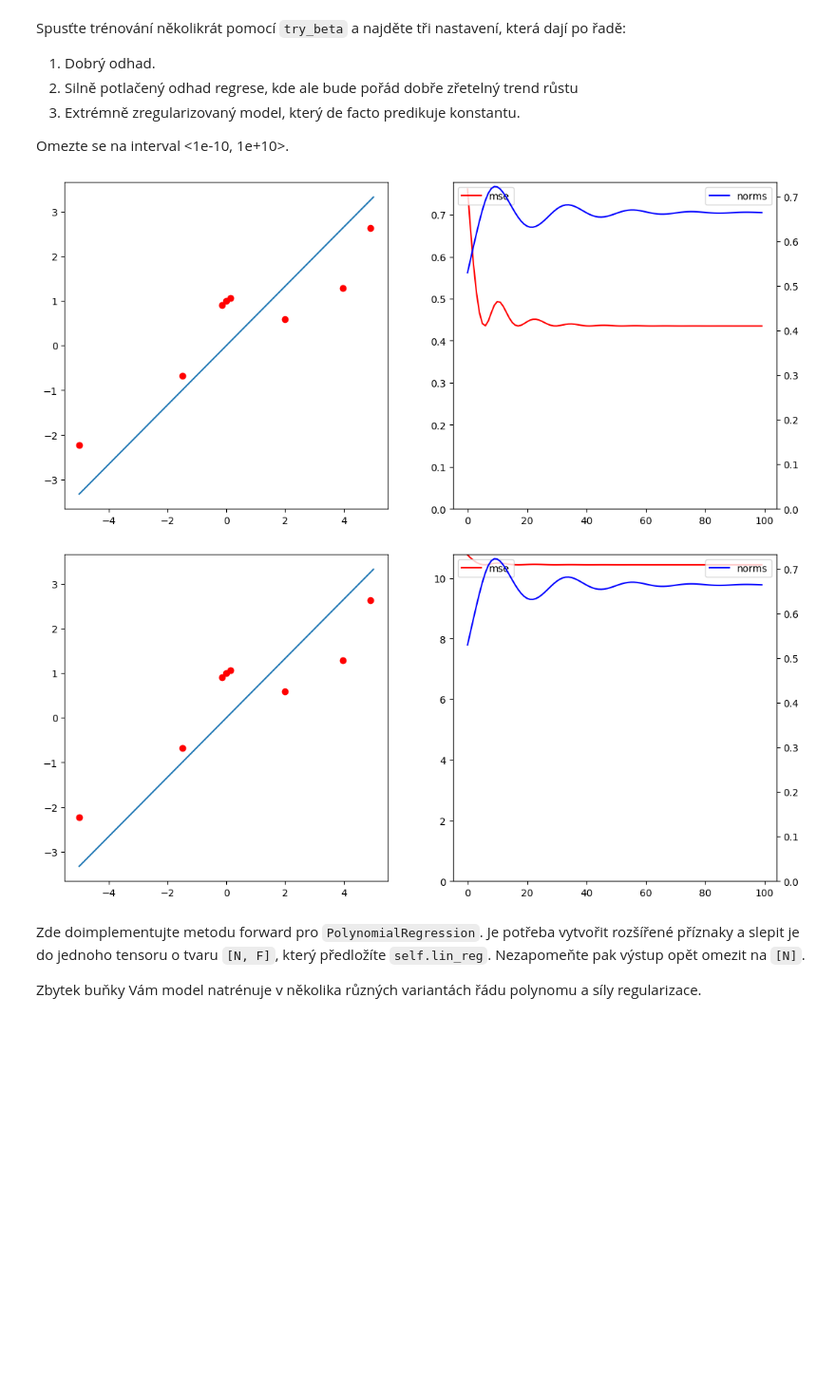
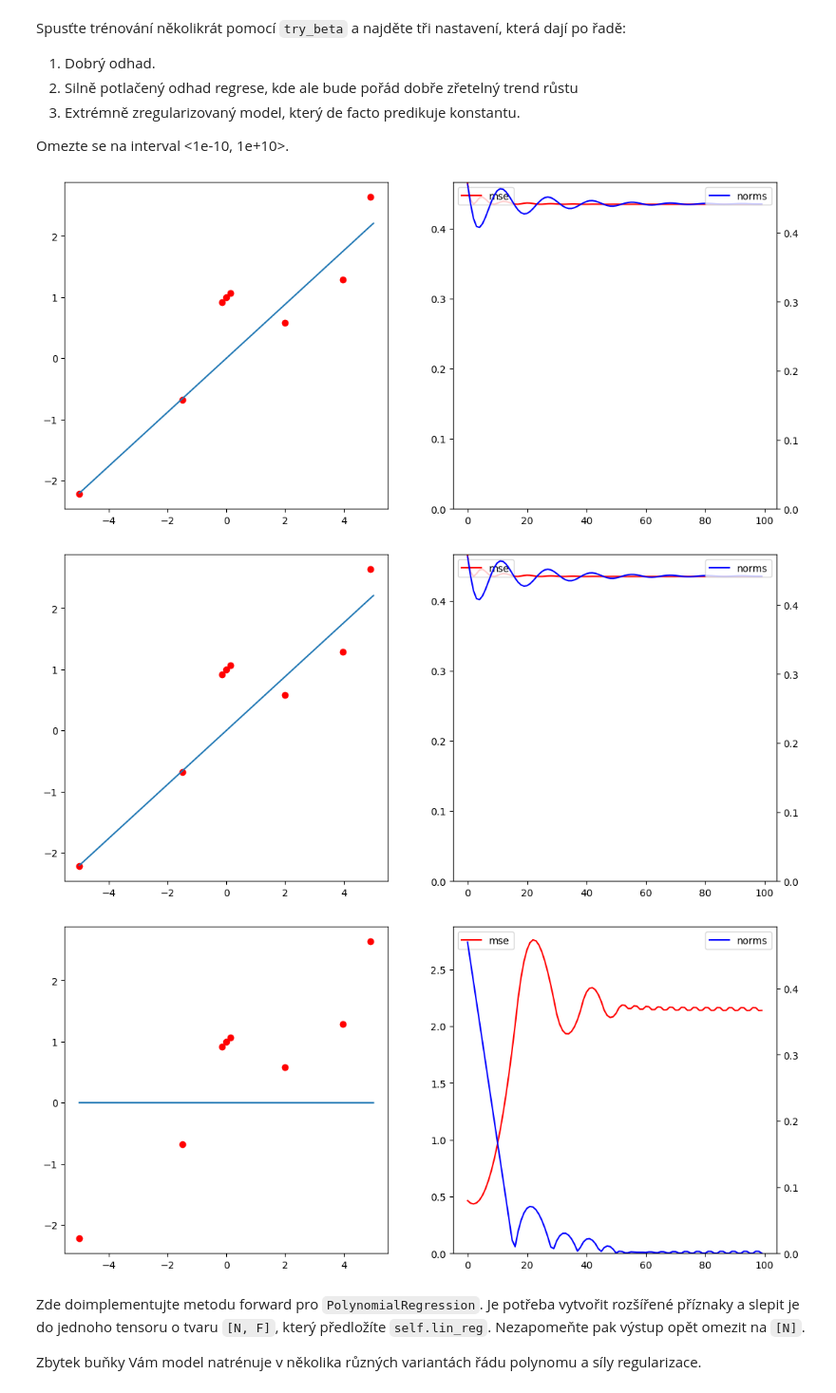
Before and after one commit to sebastianKrajnak/SUI, a Jupyter notebook: Project 3 - NN/zadani.ipynb, the cells around one changed output. Shown: that part at 95% size. Cells and saved outputs as stored; diff of their text form; code cells hidden in the pictures; blank space fills up the shorter version.

```diff
--- a/Project 3 - NN/zadani.ipynb
+++ b/Project 3 - NN/zadani.ipynb
@@ -102,20 +102,19 @@ Může se vám hodit `torch.nn.Module.parameters()`.
 class LinearRegression(torch.nn.Module):
     def __init__(self, input_dim):
         super().__init__()
-        self.lin = torch.nn.Linear(input_dim, 1, bias=False)
+        self.lin = torch.nn.Linear(input_dim, input_dim, bias=False)
         w = torch.zeros(input_dim, dtype=torch.float32)
-        w[...] = 0.0
         w[0] = 0.5
-        with torch.no_grad():
-            self.lin.weight.data = w
+        self.lin.weight.data = w
+        #self.lin.bias.data = torch.zeros(input_dim, dtype=torch.float32)
 
     def forward(self, x):
-        return self.lin(x)
+        return self.lin(x).squeeze() #squeeze makes sure the output is in the shape of [N] as specified in the task
 
     def l2_norm(self):
         sum = 0
         for p in self.lin.parameters():
-            sum += p.norm(2).sum()
+            sum += torch.norm(p, 2)
         return sum
 # %% [markdown]
 Naimplementujte funkci pro trénování modelu takového modelu.
@@ -136,21 +135,24 @@ def train_regression_model(model, loss_fun, optimizer, train_X, train_t, nb_step
     mses = []
     norms = []
     for _ in range(nb_steps):
-        batch_x = train_X[::1]
-        batch_t = train_t[::1]
-
         # calculate the prediction
-        pred = model(batch_x)
+        pred = model(train_X)
         #calculate the loss
-        loss = loss_fun(pred, batch_t, model)
+        loss = loss_fun(pred, train_t, model)
         #compute gradients
         loss.backward()
         #update weights
         optimizer.step()
-        #rexet gradients to zero
+        #reset gradients to zero
         optimizer.zero_grad()
         #append loss and norm
-        mses.append(loss.item())
+
+        # according to email we should append this not the loss function ????
+        mse_loss = torch.nn.MSELoss()
+        loss_item = mse_loss(pred, train_t)
+        mses.append(loss_item.item())
+        # or uncomment this to log the loss function instead of the mse, and obviously comment the above
+        # mses.append(loss.item())
         norms.append(model.l2_norm().item())
 
     return mses, norms
@@ -161,8 +163,8 @@ class MSE_with_regression:
         self.l2_beta = l2_beta
 
     def __call__(self, y, t, model):
-        mse = self.loss(model(y.unsqueeze(-1)), t)
-        l2 = self.l2_beta
+        mse = self.loss(y, t)
+        l2 = model.l2_norm() * self.l2_beta
         return mse + l2
 # %% [markdown]
 Spusťte trénování několikrát pomocí `try_beta` a najděte tři nastavení, která dají po řadě:
@@ -174,33 +176,34 @@ Omezte se na interval <1e-10, 1e+10>.
 # %%
 def plot_training_result(model, losses, norms):
     fig, axs = plt.subplots(ncols=2, figsize=(13, 6))
     axs[0].plot(xs.detach(), model(xs.float().unsqueeze(-1)).detach())
     axs[0].scatter(data, ts, c='r')
 
     axs[1].plot(losses, 'r-', label='mse')
     axs[1].legend(loc="upper left")
     axs[1].set_ylim(bottom=0)
     ax_2 = axs[1].twinx()
     ax_2.plot(norms, 'b-', label='norms')
     ax_2.legend(loc="upper right")
     ax_2.set_ylim(bottom=0)
 
 
 xs = torch.linspace(-5, 5, steps=100)
 data = torch.tensor([-4.99, 3.95, -1.5, -0.15, 0, 0.15, 2, 4.9]).unsqueeze(-1)
 ts = func(data).squeeze(-1).detach()
 
 def try_beta(l2_beta):
     regr_1 = LinearRegression(1)
     opt = torch.optim.Adam(regr_1.parameters(), 3e-2)
     losses, norms = train_regression_model(regr_1, MSE_with_regression(l2_beta), opt, data, ts)
     plot_training_result(regr_1, losses, norms)
 try_beta(1e-10)
-try_beta(1e+1)
-#try_beta(None)
+try_beta(1e-5)
+try_beta(1e+5)
 # %% [output]
-[figure, old version]
+[figure, new version]
-[figure, old version]
+[figure, new version]
+[figure, added]
 # %% [markdown]
 Zde doimplementujte metodu forward pro `PolynomialRegression`.
 Je potřeba vytvořit rozšířené příznaky a slepit je do jednoho tensoru o tvaru `[N, F]`, který předložíte `self.lin_reg`.
```
Also changed, not shown: parts of 2 cells of this notebook.
